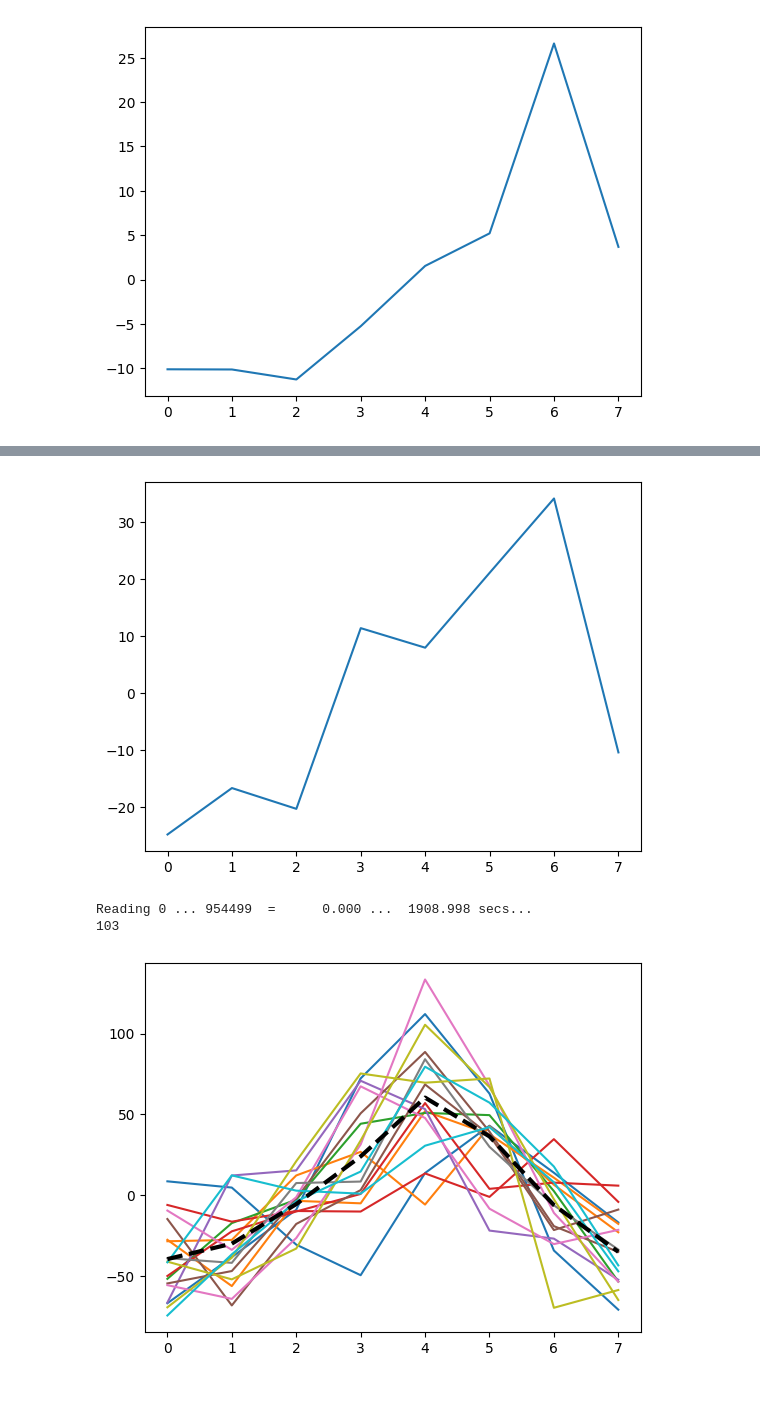
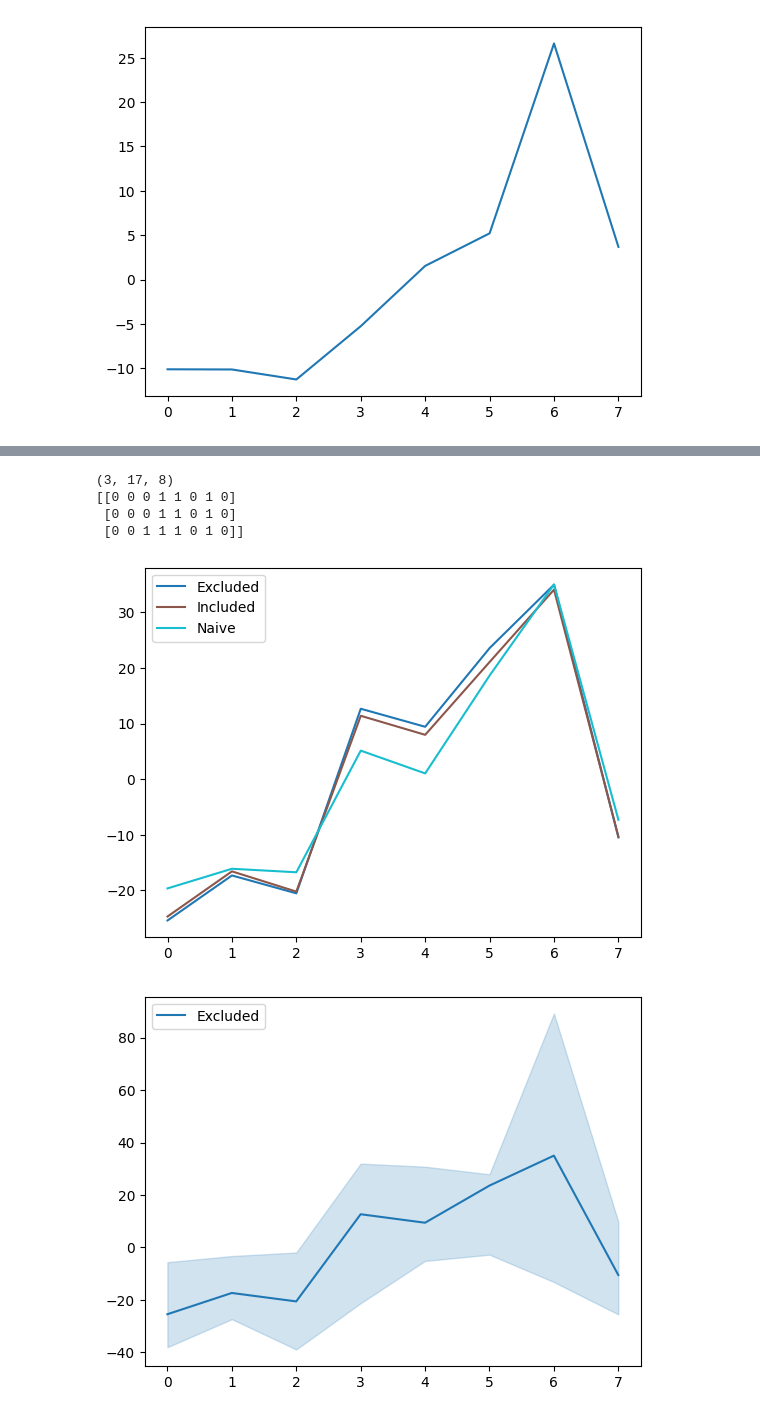
Before and after one commit to YannickLeon/EEGAnalysis, a Jupyter notebook: filtering2.ipynb, the cells around one changed output, grey strips where cells are left out. Drawn from its saved outputs; the diff is of its cells as text; code cells hidden in the pictures.

```diff
--- a/filtering2.ipynb
+++ b/filtering2.ipynb
@@ -202,3 +208,12 @@ deviation = []
+# %%
+def get_confidence_intervals(data, confidence=0.90):
+    n = len(data)
+    mean = np.mean(data, axis=0)
+    std = np.std(data, axis=0)
+    standard_error = std / np.sqrt(n)
+    t_critical = stats.t.ppf((1 + confidence) / 2, df=n-1)
+    margin_of_error = t_critical * standard_error
+    return mean - margin_of_error, mean + margin_of_error
 # %%
 def plot_seperated(aggregated, not_aggregated):
     color_map = cm.get_cmap('tab10', len(not_aggregated))  # You can change 'tab10' to other colormaps
@@ -341,6 +368,3 @@ plt.show()
 Reading 0 ... 954499  =      0.000 ...  1908.998 secs...
 211
 [figure]
-# %%
-aggregaed, not_aggregated = get_deviation_for_subjects(17, "PLAYER_CRASH_WALL", range(10,11))
-plot_seperated(aggregaed, not_aggregated)
@@ -351,11 +371,18 @@ Reading 0 ... 954499  =      0.000 ...  1908.998 secs...
-# %%
-plot_123(aggregaed)
-# %% [output]
-[figure, removed]
-# %%
-aggregaed, not_aggregated = get_deviation_for_subjects(17, "PLAYER_CRASH_ENEMY", range(4,5))
-plot_seperated(aggregaed, not_aggregated)
-# %% [output]
-Reading 0 ... 954499  =      0.000 ...  1908.998 secs...
-103
-[figure, removed]
+# %%
+z_scores = (not_aggregated - np.mean(not_aggregated, axis=1, keepdims=True)) / np.std(not_aggregated, axis=1, keepdims=True)
+outlier_bins = np.sum(np.abs(z_scores) > 3, axis=1)  # Mark bins where any subject is an outlier
+
+print(z_scores.shape)
+print(outlier_bins)
+# %% [output]
+(3, 17, 8)
+[[0 0 0 1 1 0 1 0]
+ [0 0 0 1 1 0 1 0]
+ [0 0 1 1 1 0 1 0]]
+# %%
+plot_aggregated(aggregated, labels=["Excluded", "Included", "Naive"])
+confidence_intervals = [get_confidence_intervals(not_aggregated[0], confidence=0.90)]
+plot_aggregated([aggregated[0]], confidence_intervals, labels=["Excluded"])
+# %% [output]
+[figure, added]
+[figure, added]
```
Also changed, not shown: parts of 19 cells of this notebook.
